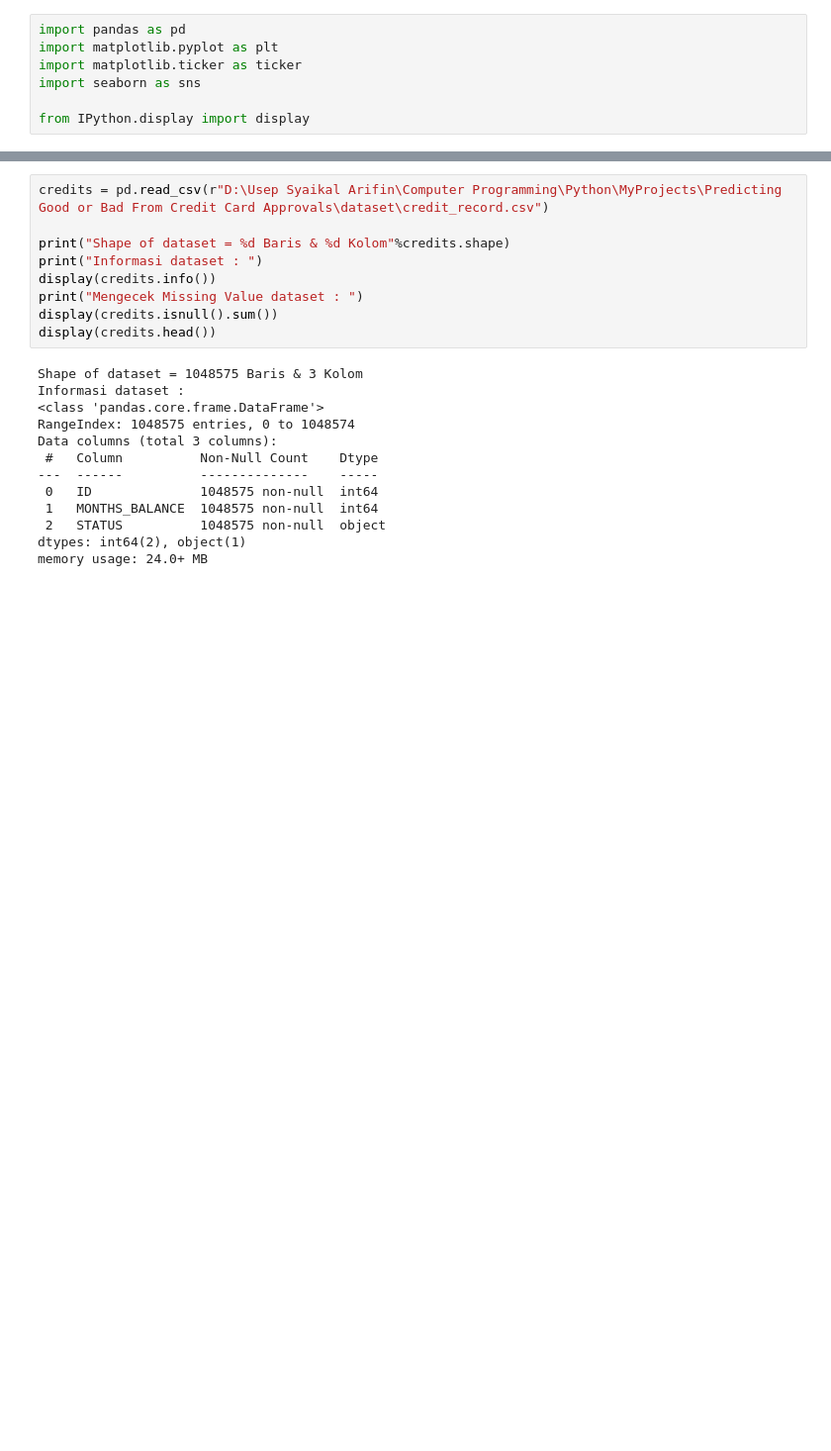
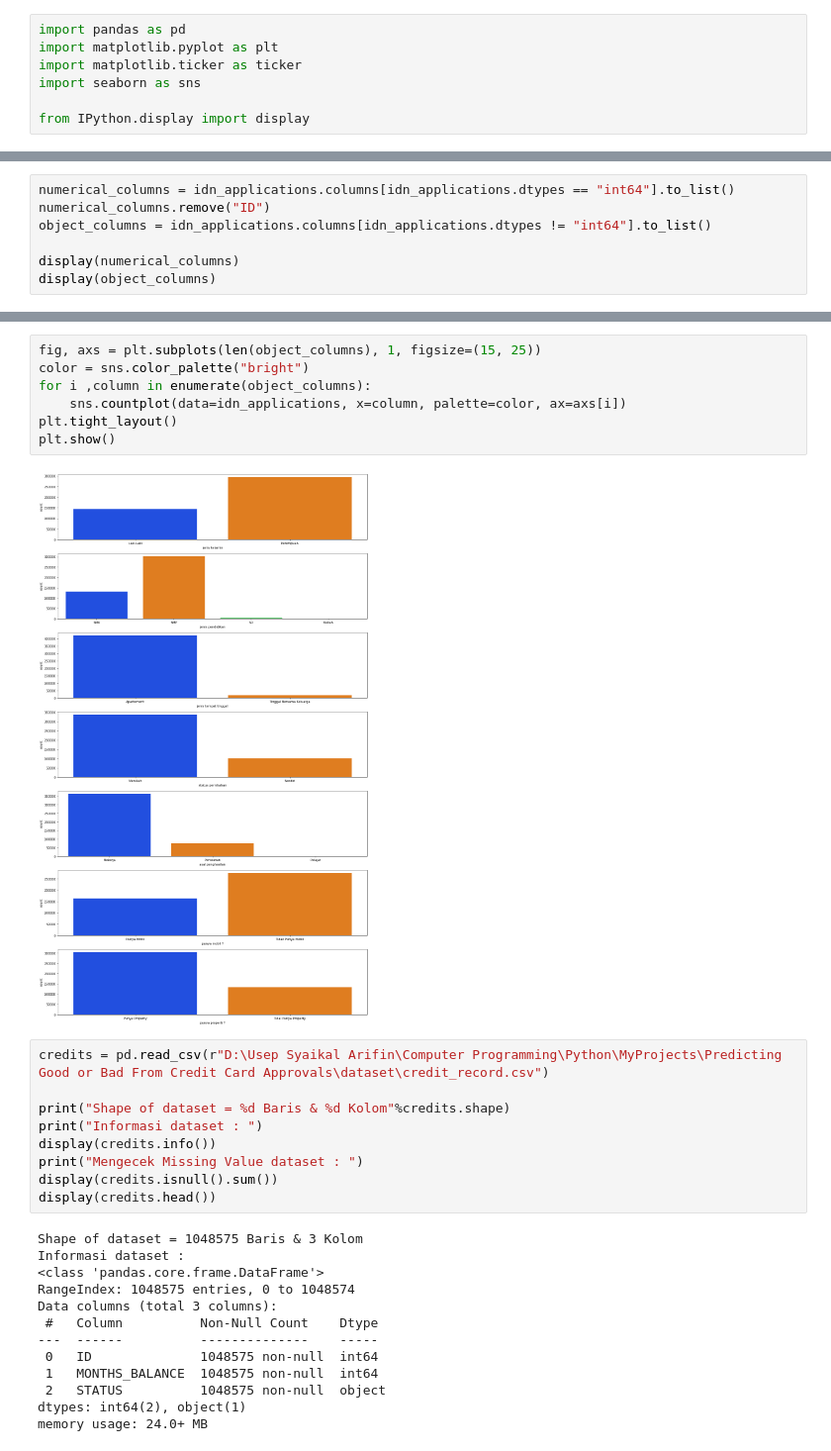
Before and after one commit to UsepSyaikalArifin/My-Projects, a Jupyter notebook: Predicting Good or Bad From Credit Card Approvals/jupyter notebook/main.ipynb, the cells around one changed output, grey strips where cells are left out. Shown at 99% size. Saved outputs shown, nothing was run; the diff lists cells and outputs as text; blank space fills up the shorter version.

```diff
--- a/Predicting Good or Bad From Credit Card Approvals/jupyter notebook/main.ipynb
+++ b/Predicting Good or Bad From Credit Card Approvals/jupyter notebook/main.ipynb
@@ -115,0 +238,7 @@ dtype: int64
+# %%
+numerical_columns = idn_applications.columns[idn_applications.dtypes == "int64"].to_list()
+numerical_columns.remove("ID")
+object_columns = idn_applications.columns[idn_applications.dtypes != "int64"].to_list()
+
+display(numerical_columns)
+display(object_columns)
@@ -116,3 +254,12 @@ dtype: int64
+# %%
+fig, axs = plt.subplots(len(object_columns), 1, figsize=(15, 25))
+color = sns.color_palette("bright")
+for i ,column in enumerate(object_columns):
+    sns.countplot(data=idn_applications, x=column, palette=color, ax=axs[i])
+plt.tight_layout()
+plt.show()
+# %% [output]
+[figure, added]
 # %%
 credits = pd.read_csv(r"D:\Usep Syaikal Arifin\Computer Programming\Python\MyProjects\Predicting Good or Bad From Credit Card Approvals\dataset\credit_record.csv")
 
```
Also changed, not shown: parts of 7 cells of this notebook, 1 other file.
